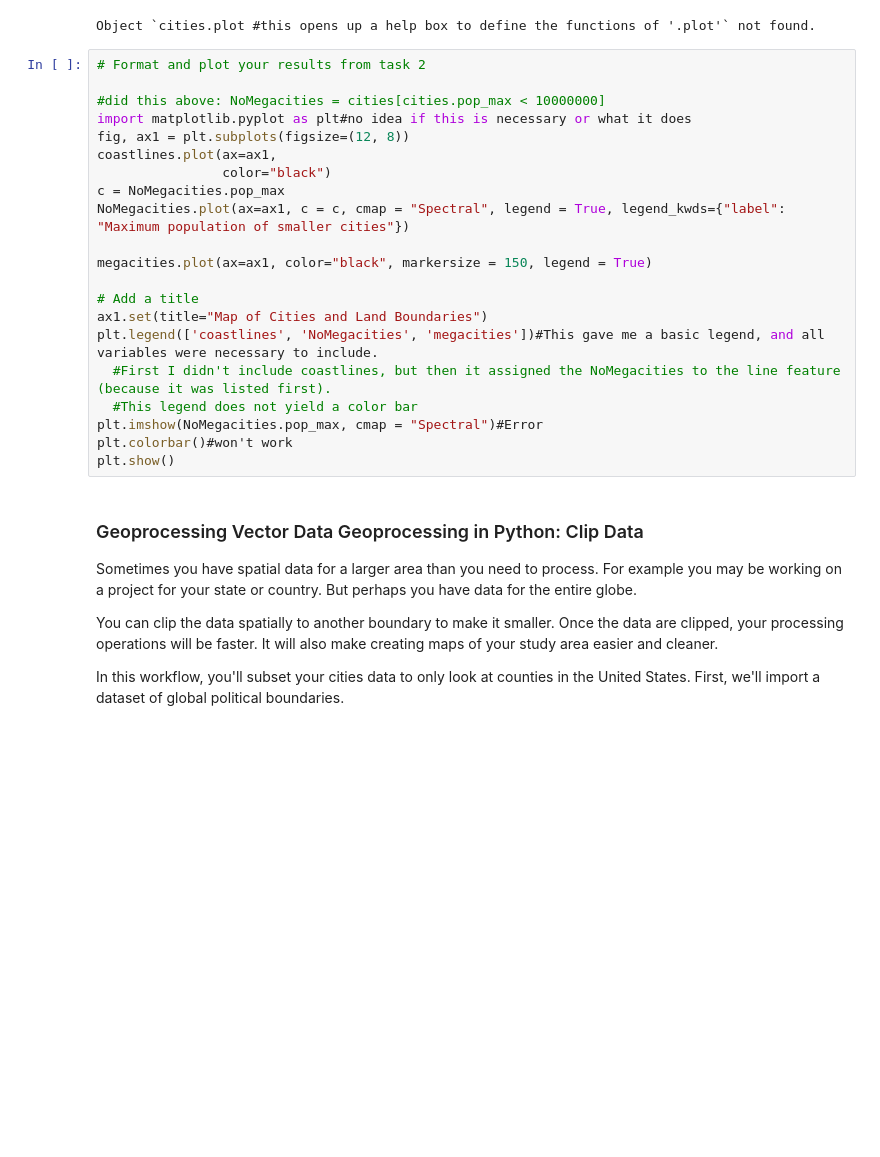
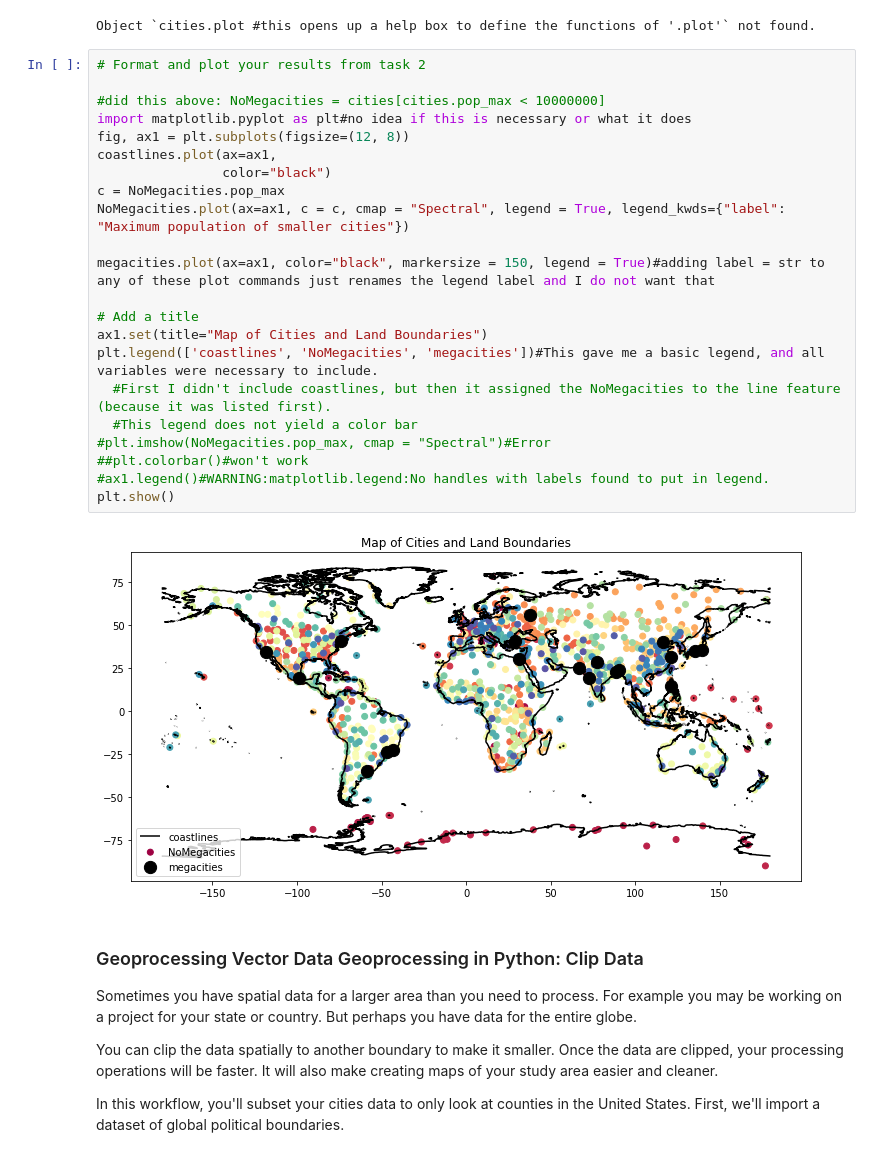
Before and after one commit to abbymwebster/EnvDatSci22, a Jupyter notebook: Copy_of_VectorData101.ipynb, the cells around one changed output. Saved outputs shown, nothing was run; the diff lists cells and outputs as text; blank space fills up the shorter version.

```diff
--- a/Copy_of_VectorData101.ipynb
+++ b/Copy_of_VectorData101.ipynb
@@ -452,24 +471,27 @@ Object `cities.plot #this opens up a help box to define the functions of '.plot'
 # %%
 # Format and plot your results from task 2
 
 #did this above: NoMegacities = cities[cities.pop_max < 10000000]
 import matplotlib.pyplot as plt#no idea if this is necessary or what it does
 fig, ax1 = plt.subplots(figsize=(12, 8))
 coastlines.plot(ax=ax1,
                 color="black")
 c = NoMegacities.pop_max
 NoMegacities.plot(ax=ax1, c = c, cmap = "Spectral", legend = True, legend_kwds={"label": "Maximum population of smaller cities"})
 
-megacities.plot(ax=ax1, color="black", markersize = 150, legend = True)
+megacities.plot(ax=ax1, color="black", markersize = 150, legend = True)#adding label = str to any of these plot commands just renames the legend label and I do not want that
 
 # Add a title
 ax1.set(title="Map of Cities and Land Boundaries")
 plt.legend(['coastlines', 'NoMegacities', 'megacities'])#This gave me a basic legend, and all variables were necessary to include.
   #First I didn't include coastlines, but then it assigned the NoMegacities to the line feature (because it was listed first).
   #This legend does not yield a color bar
-plt.imshow(NoMegacities.pop_max, cmap = "Spectral")#Error
-plt.colorbar()#won't work
+#plt.imshow(NoMegacities.pop_max, cmap = "Spectral")#Error
+##plt.colorbar()#won't work
+#ax1.legend()#WARNING:matplotlib.legend:No handles with labels found to put in legend.
 plt.show()
+# %% [output]
+[figure, added]
 # %% [markdown]
 ### Geoprocessing Vector Data Geoprocessing in Python: Clip Data
 Sometimes you have spatial data for a larger area than you need to process. For example you may be working on a project for your state or country. But perhaps you have data for the entire globe.
```
Also changed, not shown: parts of 19 cells of this notebook.
